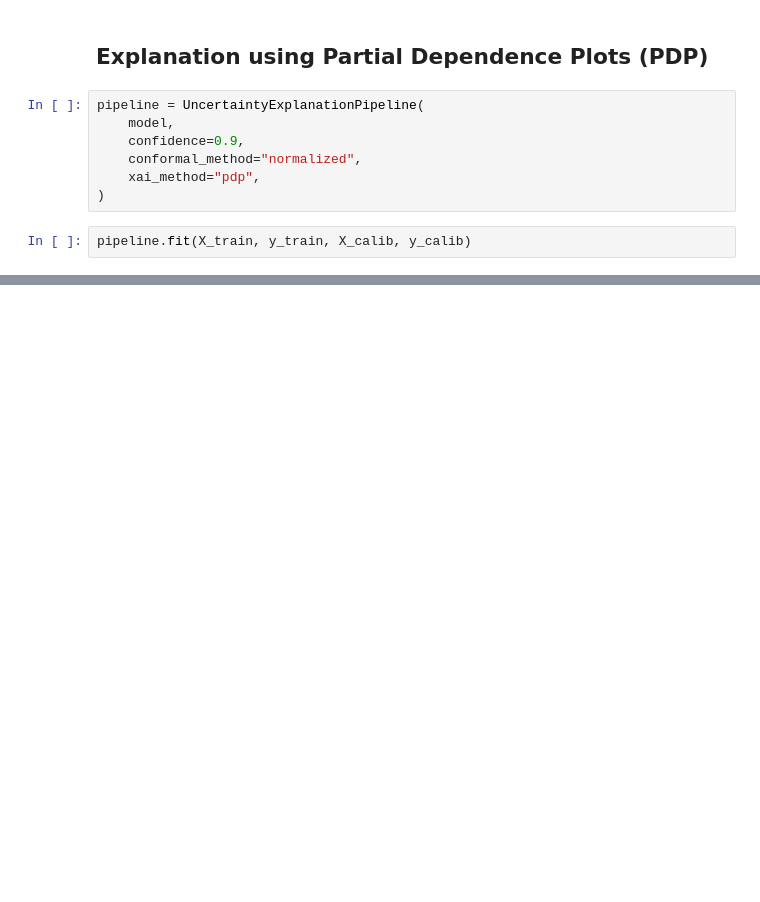
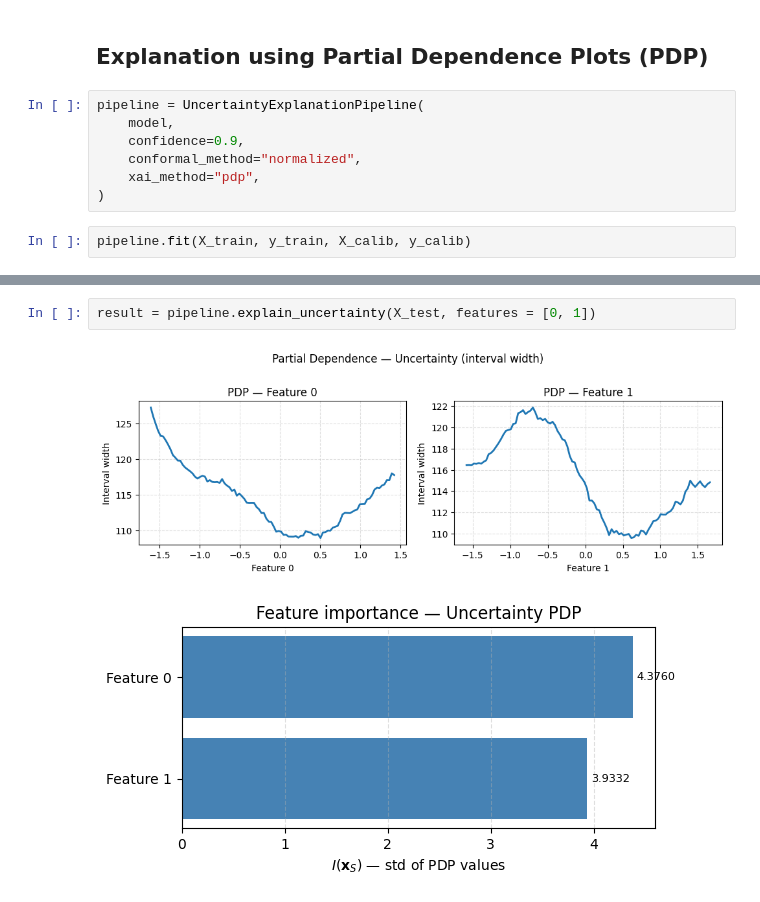
Before and after one commit to torodriguezt/uxplain, a Jupyter notebook: demo.ipynb, the cells around one changed output, grey strips where cells are left out. Cells and saved outputs as stored; diff of their text form; blank space fills up the shorter version.

```diff
--- a/demo.ipynb
+++ b/demo.ipynb
@@ -131,0 +150,5 @@ Intervalo max: 210.12
+# %%
+result = pipeline.explain_uncertainty(X_test, features = [0, 1])
+# %% [output]
+[figure, added]
+[figure, added]
```
Also changed, not shown: parts of 20 cells of this notebook, 4 other files.
